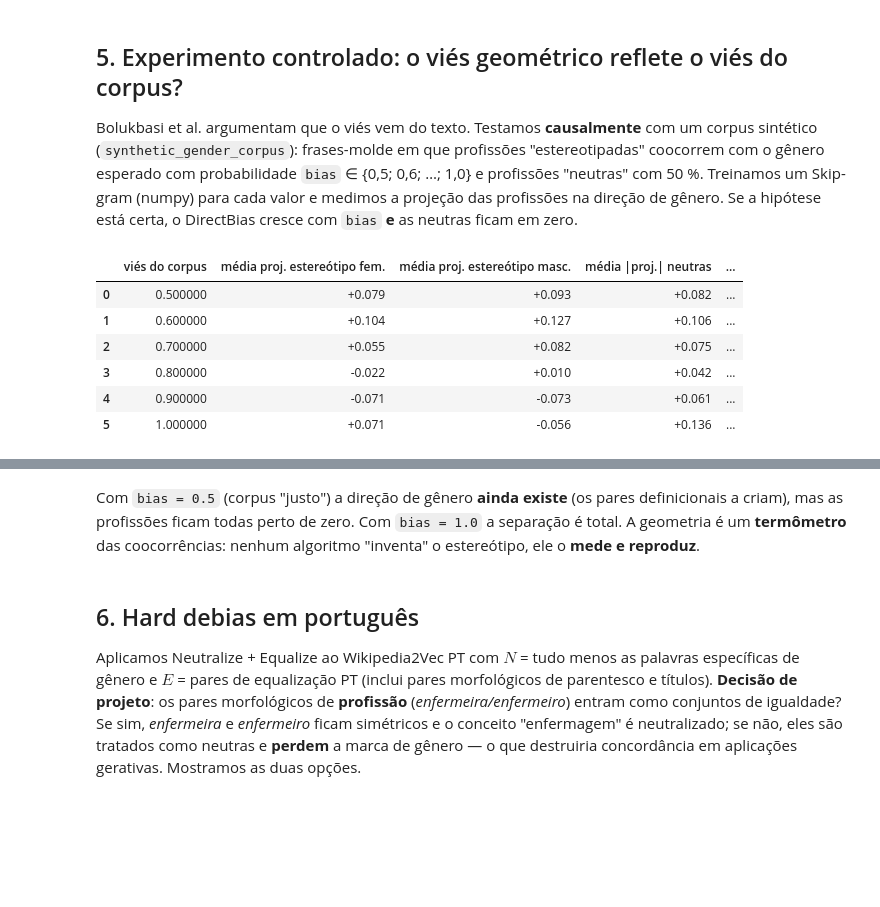
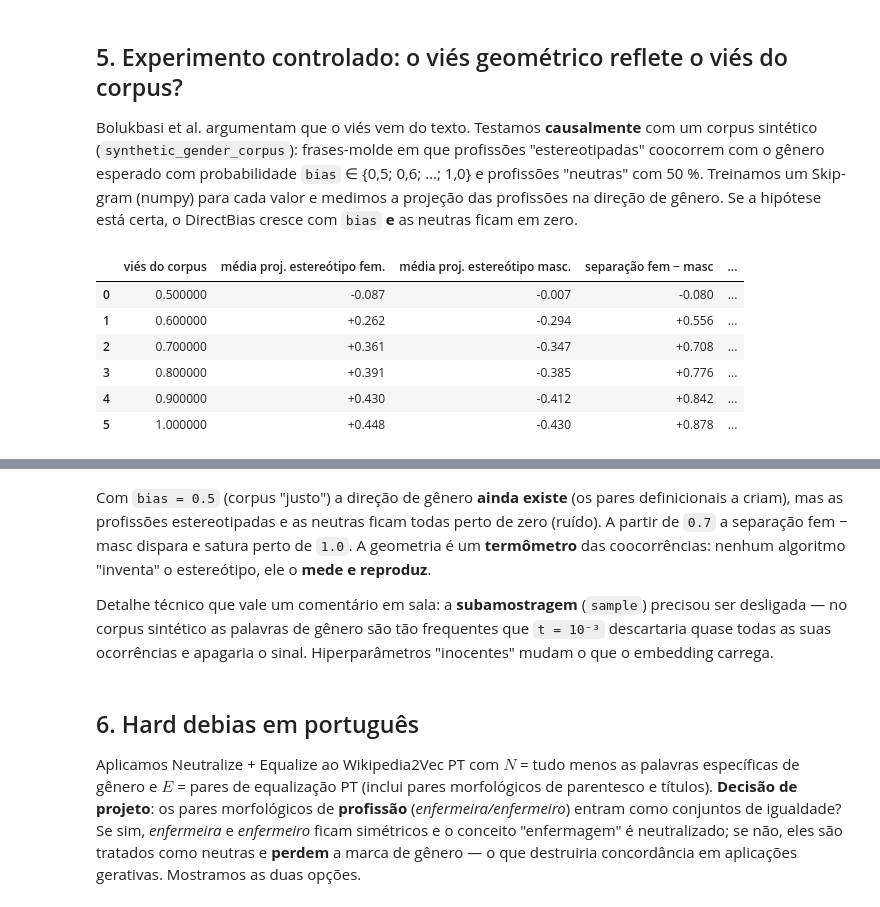
Before and after one commit to dacioms/linguagem-blis2s26, a Jupyter notebook: notebooks/10_vies_em_portugues.ipynb, the cells around one changed output, grey strips where cells are left out. Saved outputs shown, nothing was run; the diff lists cells and outputs as text; code cells hidden in the pictures; blank space fills up the shorter version.

```diff
--- a/notebooks/10_vies_em_portugues.ipynb
+++ b/notebooks/10_vies_em_portugues.ipynb
@@ -173,28 +194,29 @@ Bolukbasi et al. argumentam que o viés vem do texto. Testamos **causalmente** c
 # %%
 import time
 from replang.data.corpora import synthetic_gender_corpus, SYNTHETIC_PROFESSIONS
 from replang.models.word2vec_np import Word2Vec
 pairs_syn = [("ela", "ele"), ("mulher", "homem"), ("mãe", "pai"), ("filha", "filho"), ("irmã", "irmão"), ("menina", "menino"), ("rainha", "rei"), ("esposa", "marido")]
 rows, profiles = [], {}
 for bias in ([0.5, 0.75, 1.0] if FAST else [0.5, 0.6, 0.7, 0.8, 0.9, 1.0]):
     t = time.time()
-    corpus = synthetic_gender_corpus(12000, bias=bias, seed=0)
-    m = Word2Vec(dim=40, window=4, negative=5, epochs=4, sample=1e-3, batch_size=128, seed=0).train(corpus)
+    corpus = synthetic_gender_corpus(15000, bias=bias, seed=0)
+    # sem subamostragem: no corpus sintético as palavras de gênero são frequentíssimas e seriam descartadas (t=1e-3 apaga o sinal!)
+    m = Word2Vec(dim=50, window=5, negative=10, epochs=8, sample=0, batch_size=128, seed=0).train(corpus)
     wv = m.to_wordvectors().normalized()
     g = gender_direction(wv, pairs_syn)
     pf = project(wv, SYNTHETIC_PROFESSIONS["estereotipo_feminino"], g); pm = project(wv, SYNTHETIC_PROFESSIONS["estereotipo_masculino"], g); pn = project(wv, SYNTHETIC_PROFESSIONS["neutras"], g)
     profiles[bias] = (pf, pm, pn)
-    rows.append({"viés do corpus": bias, "média proj. estereótipo fem.": pf.mean(), "média proj. estereótipo masc.": pm.mean(), "média |proj.| neutras": pn.abs().mean(),
+    rows.append({"viés do corpus": bias, "média proj. estereótipo fem.": pf.mean(), "média proj. estereótipo masc.": pm.mean(), "separação fem − masc": pf.mean() - pm.mean(), "média |proj.| neutras": pn.abs().mean(),
                  "DirectBias (estereotipadas)": direct_bias(wv, list(pf.index) + list(pm.index), g), "DirectBias (neutras)": direct_bias(wv, list(pn.index), g), "s": round(time.time() - t)})
 syn_df = pd.DataFrame(rows)
 syn_df.style.format({c: "{:+.3f}" for c in syn_df.columns[1:-1]})
 # %% [output]
-|  | viés do corpus | média proj. estereótipo fem. | média proj. estereótipo masc. | média |proj.| neutras | ... |
-| 0 | 0.500000 | +0.079 | +0.093 | +0.082 | ... |
-| 1 | 0.600000 | +0.104 | +0.127 | +0.106 | ... |
-| 2 | 0.700000 | +0.055 | +0.082 | +0.075 | ... |
-| 3 | 0.800000 | -0.022 | +0.010 | +0.042 | ... |
-| 4 | 0.900000 | -0.071 | -0.073 | +0.061 | ... |
-| 5 | 1.000000 | +0.071 | -0.056 | +0.136 | ... |
+|  | viés do corpus | média proj. estereótipo fem. | média proj. estereótipo masc. | separação fem − masc | ... |
+| 0 | 0.500000 | -0.087 | -0.007 | -0.080 | ... |
+| 1 | 0.600000 | +0.262 | -0.294 | +0.556 | ... |
+| 2 | 0.700000 | +0.361 | -0.347 | +0.708 | ... |
+| 3 | 0.800000 | +0.391 | -0.385 | +0.776 | ... |
+| 4 | 0.900000 | +0.430 | -0.412 | +0.842 | ... |
+| 5 | 1.000000 | +0.448 | -0.430 | +0.878 | ... |
 # %%
 import plotly.express as px
@@ -203,7 +225,9 @@ px.line(m, x="viés do corpus", y="DirectBias", color="grupo", markers=True, tem
 # %% [output]
 [interactive output not drawn]
 # %% [markdown]
-Com `bias = 0.5` (corpus "justo") a direção de gênero **ainda existe** (os pares definicionais a criam), mas as profissões ficam todas perto de zero. Com `bias = 1.0` a separação é total. A geometria é um **termômetro** das coocorrências: nenhum algoritmo "inventa" o estereótipo, ele o **mede e reproduz**.
+Com `bias = 0.5` (corpus "justo") a direção de gênero **ainda existe** (os pares definicionais a criam), mas as profissões estereotipadas e as neutras ficam todas perto de zero (ruído). A partir de `0.7` a separação fem − masc dispara e satura perto de `1.0`. A geometria é um **termômetro** das coocorrências: nenhum algoritmo "inventa" o estereótipo, ele o **mede e reproduz**.
+
+Detalhe técnico que vale um comentário em sala: a **subamostragem** (`sample`) precisou ser desligada — no corpus sintético as palavras de gênero são tão frequentes que `t = 10⁻³` descartaria quase todas as suas ocorrências e apagaria o sinal. Hiperparâmetros "inocentes" mudam o que o embedding carrega.
 # %% [markdown]
 ## 6. Hard debias em português
 
```
Also changed, not shown: parts of 2 cells of this notebook, 5 other files.
